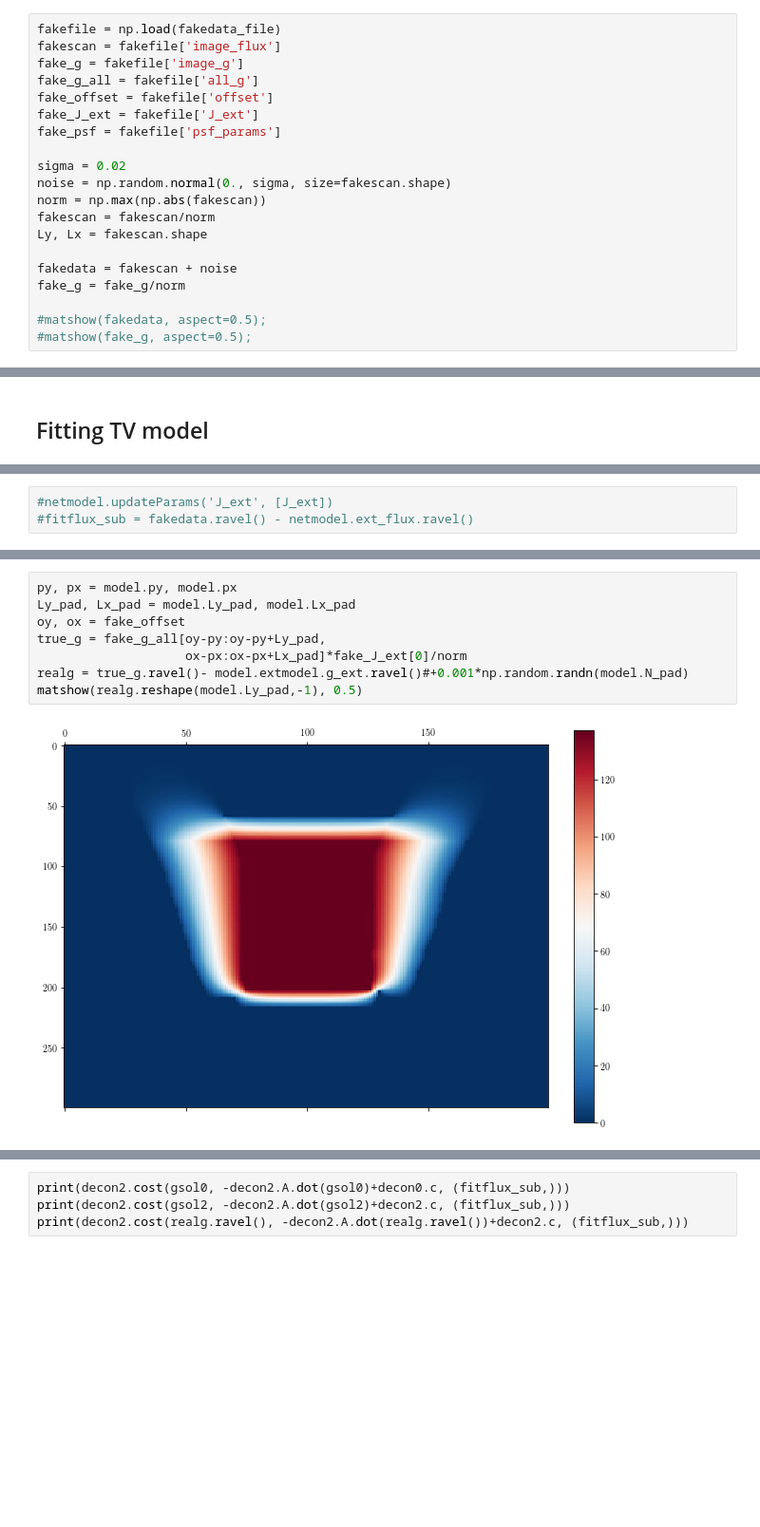
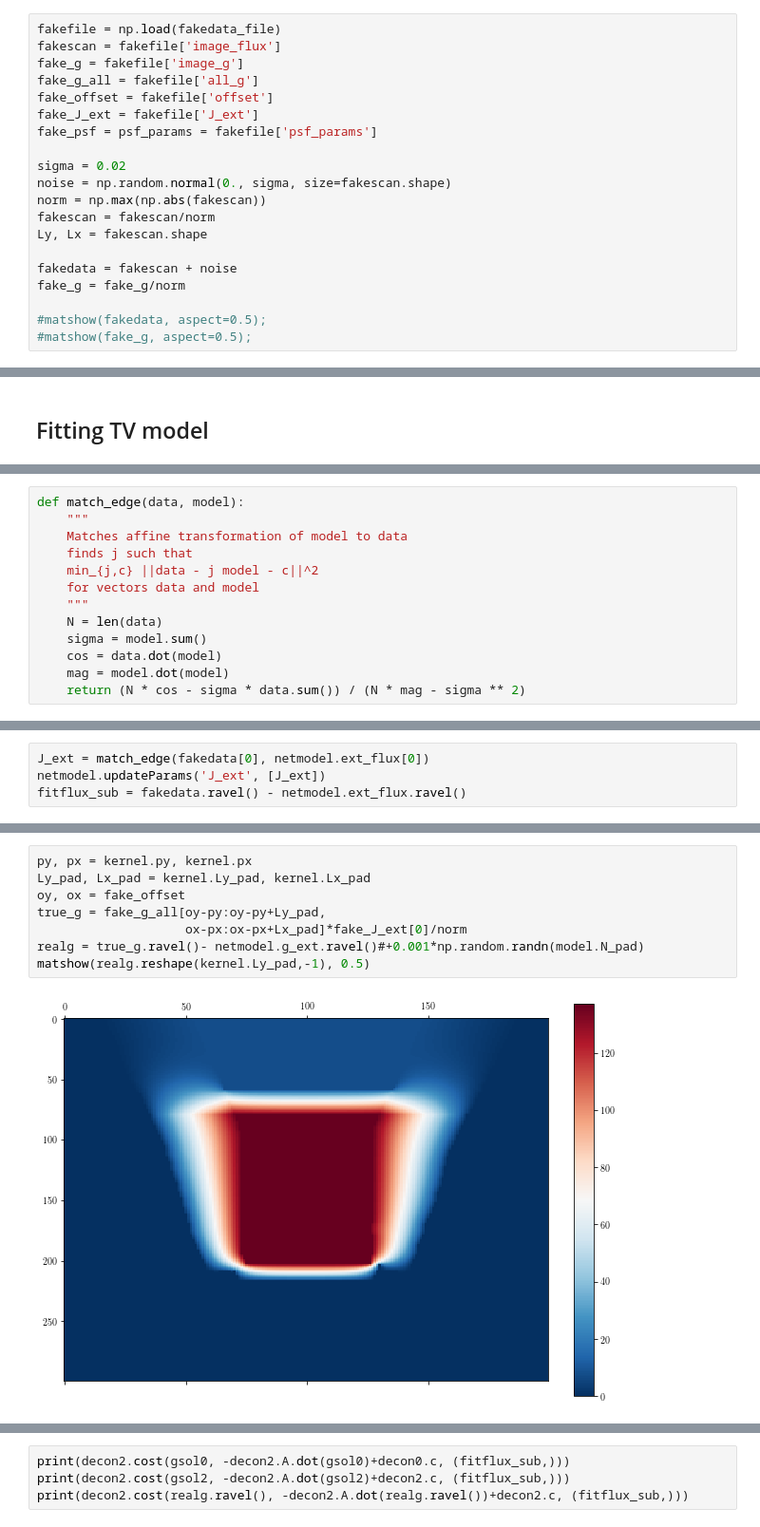
Before and after one commit to colinclement/pysquid, a Jupyter notebook: nbs/fakedata.ipynb, the cells around one changed output, grey strips where cells are left out. Shown: that part at 95% size. Saved outputs shown, nothing was run; the diff lists cells and outputs as text; blank space fills up the shorter version.

Commit message:
simplified, improved fakedata notebook, finite support WORKS

```diff
--- a/nbs/fakedata.ipynb
+++ b/nbs/fakedata.ipynb
@@ -36,7 +36,7 @@ fake_g = fakefile['image_g']
 fake_g_all = fakefile['all_g']
 fake_offset = fakefile['offset']
 fake_J_ext = fakefile['J_ext']
-fake_psf = fakefile['psf_params']
+fake_psf = psf_params = fakefile['psf_params']
 
 sigma = 0.02
 noise = np.random.normal(0., sigma, size=fakescan.shape)
@@ -94,3 +89,16 @@ psf_params = fake_psf
+# %%
+def match_edge(data, model):
+    """
+    Matches affine transformation of model to data
+    finds j such that
+    min_{j,c} ||data - j model - c||^2
+    for vectors data and model
+    """
+    N = len(data)
+    sigma = model.sum()
+    cos = data.dot(model)
+    mag = model.dot(model)
+    return (N * cos - sigma * data.sum()) / (N * mag - sigma ** 2)
 # %%
 kernel = GaussianKernel(fakedata.shape, params=psf_params, rxy=2.)
 netkernel = GaussianKernel(fakemask.shape, params=psf_params, rxy=2.)
@@ -106,3 +108,4 @@ print(J_ext)
 # %%
-#netmodel.updateParams('J_ext', [J_ext])
-#fitflux_sub = fakedata.ravel() - netmodel.ext_flux.ravel()
+J_ext = match_edge(fakedata[0], netmodel.ext_flux[0])
+netmodel.updateParams('J_ext', [J_ext])
+fitflux_sub = fakedata.ravel() - netmodel.ext_flux.ravel()
@@ -128,12 +112,12 @@ model = FluxModelTVPrior(fakedata, param_dict=param_dict, extmodel=netmodel,
 # %%
-py, px = model.py, model.px
-Ly_pad, Lx_pad = model.Ly_pad, model.Lx_pad
+py, px = kernel.py, kernel.px
+Ly_pad, Lx_pad = kernel.Ly_pad, kernel.Lx_pad
 oy, ox = fake_offset
 true_g = fake_g_all[oy-py:oy-py+Ly_pad,
                     ox-px:ox-px+Lx_pad]*fake_J_ext[0]/norm
-realg = true_g.ravel()- model.extmodel.g_ext.ravel()#+0.001*np.random.randn(model.N_pad)
-matshow(realg.reshape(model.Ly_pad,-1), 0.5)
+realg = true_g.ravel()- netmodel.g_ext.ravel()#+0.001*np.random.randn(model.N_pad)
+matshow(realg.reshape(kernel.Ly_pad,-1), 0.5)
 # %% [output]
-[figure, old version]
+[figure, new version]
 (<Figure size 720x720 with 2 Axes>,
  <matplotlib.axes._subplots.AxesSubplot at 0x...>)
```
Also changed, not shown: parts of 35 cells of this notebook.
